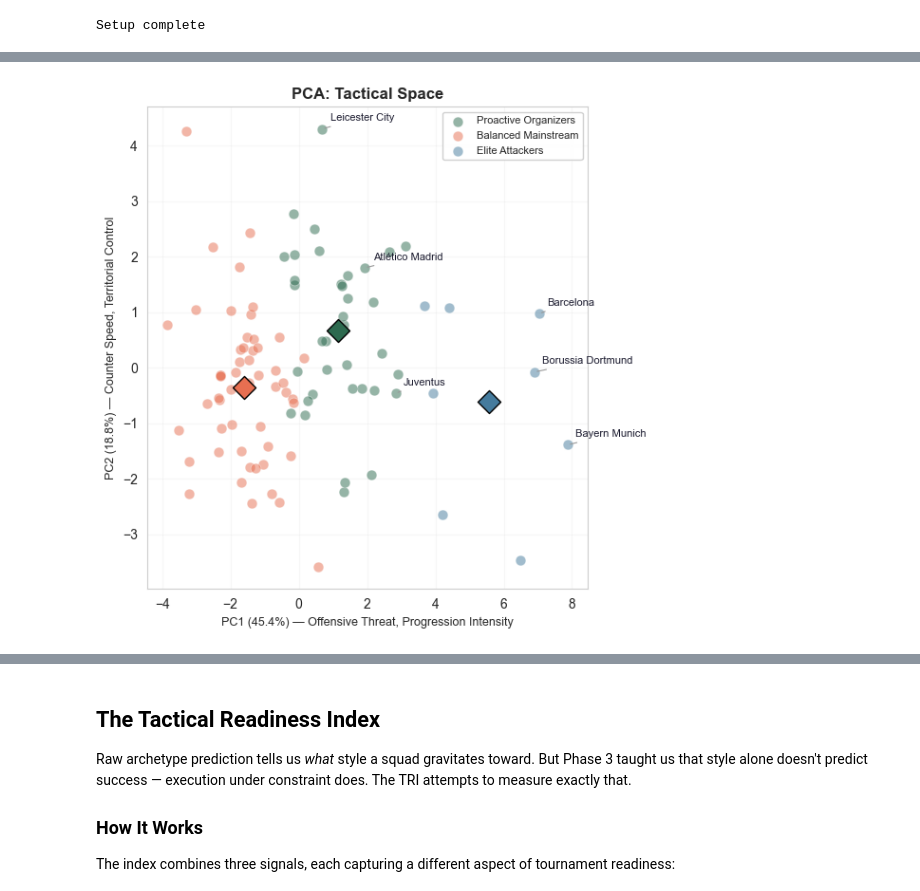
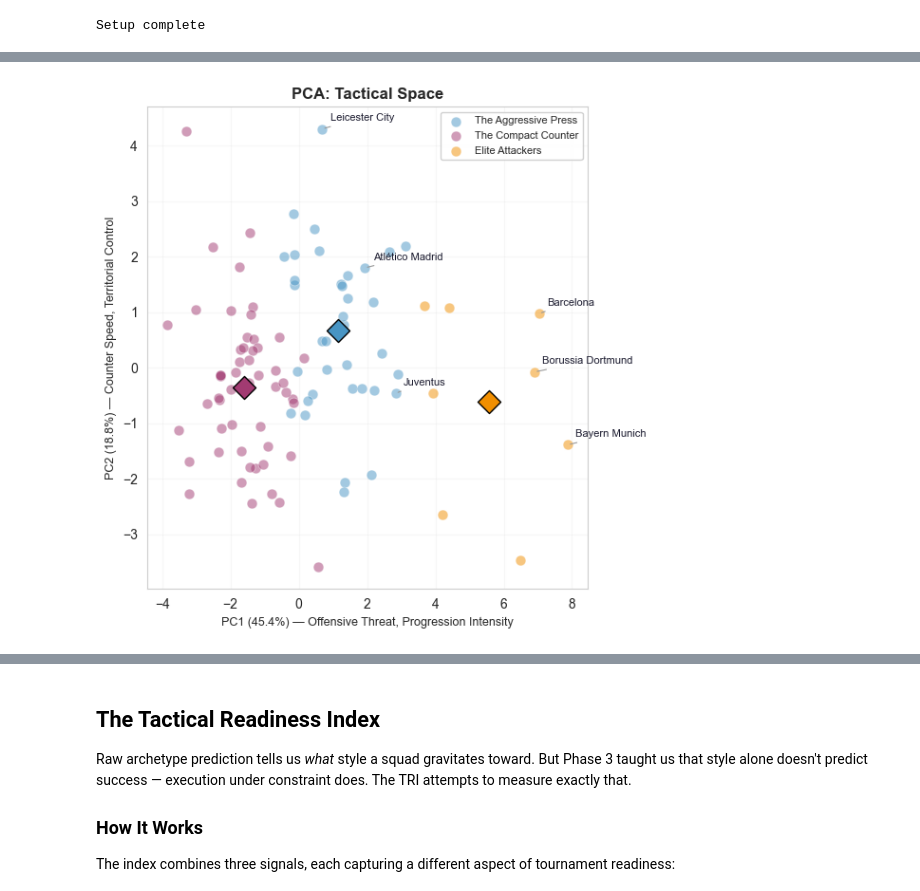
Before and after one commit to soh364/soccer-analytics-capstone-XOh, a Jupyter notebook: eda/EDA_Soomi.ipynb, the cells around one changed output, grey strips where cells are left out. Drawn from its saved outputs; the diff is of its cells as text; code cells hidden in the pictures.

```diff
--- a/eda/EDA_Soomi.ipynb
+++ b/eda/EDA_Soomi.ipynb
@@ -110,5 +122,7 @@ between clusters, where lower is better).
 # %%
 # Initialize clustering
+men_club_pd = men_club_pd.sort_values('team').reset_index(drop=True)
+
 dimensions = [
     'possession_dominance', 'territorial_control', 'possession_efficiency',
     'progression_intensity', 'progression_method', 'buildup_complexity',
@@ -184,4 +179,11 @@ even as individual implementations vary.
 # %%
+# Define archetype names
+archetype_names = {
+    0: 'The Aggressive Press',
+    1: 'The Compact Counter',
+    2: 'Elite Attackers'
+}
+
 # Characterize
 characterization = clusterer.characterize_archetypes(
     men_club_pd,
@@ -189,7 +191,9 @@ characterization = clusterer.characterize_archetypes(
     clustering_results['labels'],
     archetype_names
 )
+#clustering.print_archetype_summary(characterization)
+fig_radars = plot_archetype_radars(cluster_centers, dimensions, archetype_names, men_club_pd)
+
 clustering.print_archetype_summary(characterization)
-fig_radars = plot_archetype_radars(cluster_centers, dimensions, archetype_names, men_club_pd)
 # %% [output]
 Archetype Profiles
@@ -273,22 +256,15 @@ international football.
 # %%
-# Define archetype names
-archetype_names = {
-    0: "Proactive Organizers",
-    1: "Balanced Mainstream",
-    2: "Elite Attackers"
-}
-
 men_club_pd['archetype_name'] = men_club_pd['cluster'].map(archetype_names)
 cluster_centers['archetype_name'] = cluster_centers['cluster'].map(archetype_names)
 
 # PCA map with notable teams annotated
 fig_pca, pca = plot_tactical_pca(
     men_club_pd, dimensions, men_club_pd['cluster'], archetype_names,
     highlight_teams=['Barcelona', 'Atlético Madrid', 'Leicester City',
                      'Bayern Munich', 'Juventus', 'Borussia Dortmund']
 )
 # %% [output]
-[figure, old version]
+[figure, new version]
 # %% [markdown]
 ## Reading the Map
 
```
Also changed, not shown: parts of 35 cells of this notebook, 5 other files.
